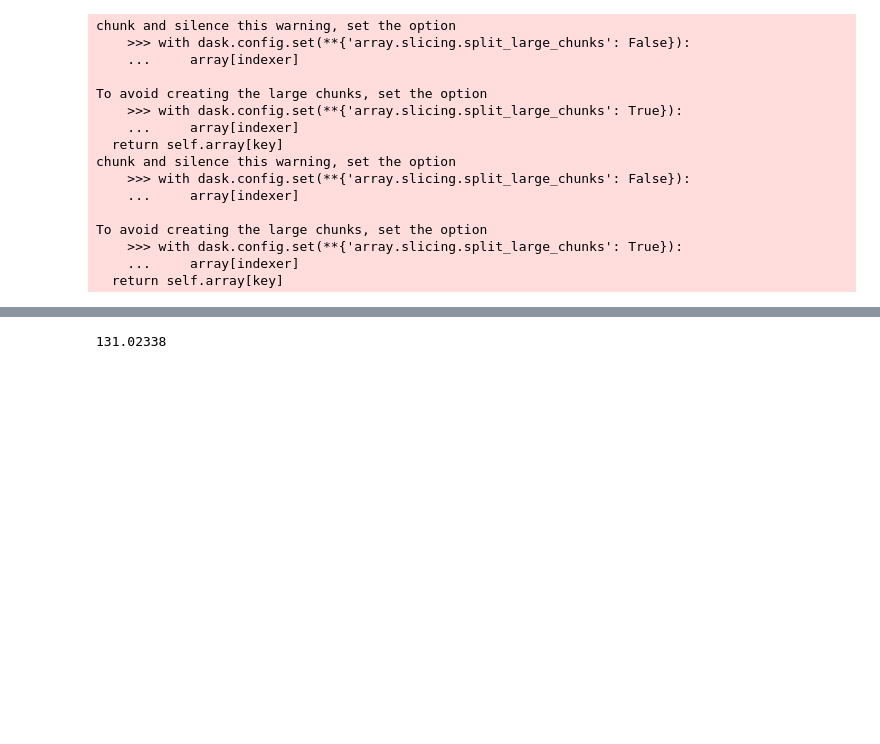
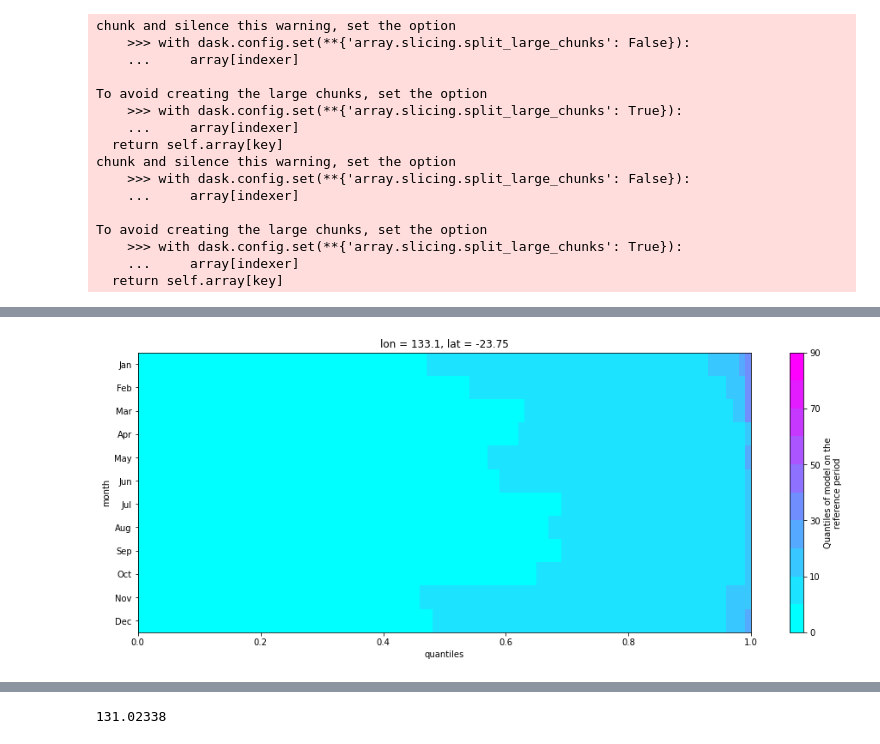
Before and after one commit to AusClimateService/qqscale, a Jupyter notebook: example_validation/rainfall_adjustment.ipynb, the cells around one changed output, grey strips where cells are left out. Saved outputs shown, nothing was run; the diff lists cells and outputs as text; code cells hidden in the pictures; blank space fills up the shorter version.

```diff
--- a/example_validation/rainfall_adjustment.ipynb
+++ b/example_validation/rainfall_adjustment.ipynb
@@ -110,3 +112,11 @@ adj_params :
 EmpiricalQuantileMapping(group=Grouper(add_dims=[], name='time.month', window=1), kind='*')
 # %%
 qm.ds = qm.ds.compute()
+# %%
+qm_reverse = sdba.EmpiricalQuantileMapping.train(
+    ds_hist['pr'],
+    ds_future['pr'],
+    nquantiles=100,
+    group="time.month",
+    kind='*',
+)
@@ -112,0 +140,18 @@ qm.ds = qm.ds.compute()
+# %%
+qm_reverse.ds = qm_reverse.ds.compute()
+# %%
+future_q = qm_reverse.ds['hist_q']
+# %%
+fig, ax = plt.subplots(figsize=[16, 6])
+quantiles = future_q.sel(point_selection, method='nearest')
+quantiles.transpose('month', 'quantiles').plot(
+    cmap='cool',
+    levels=[0, 0.001, 10, 20, 30, 40, 50, 60, 70, 80, 90],
+)
+yticks = np.arange(1,13)
+ytick_labels = [calendar.month_abbr[i] for i in yticks]
+plt.yticks(yticks, ytick_labels)
+ax.invert_yaxis()
+plt.show()
+# %% [output]
+[figure, added]
```
Also changed, not shown: parts of 34 cells of this notebook, 3 other files.
